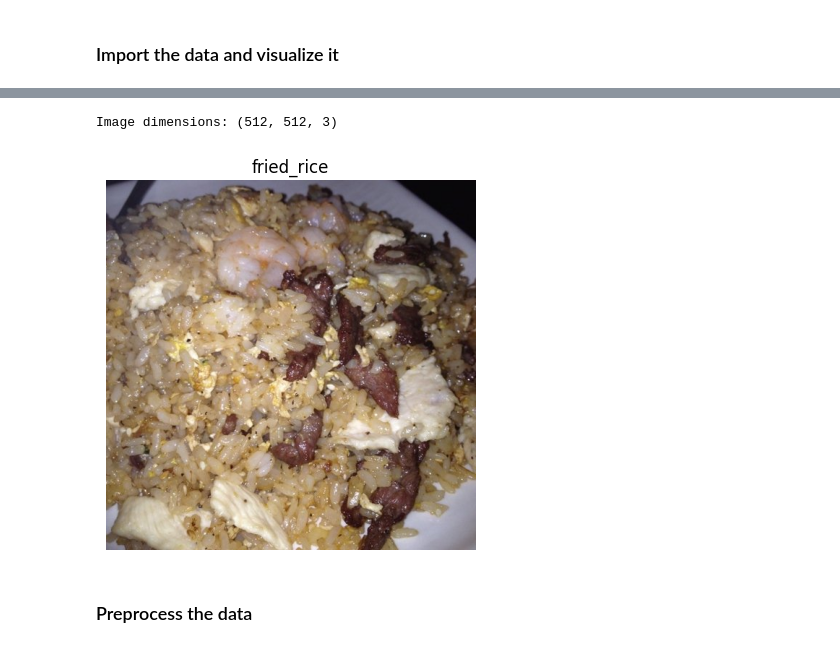
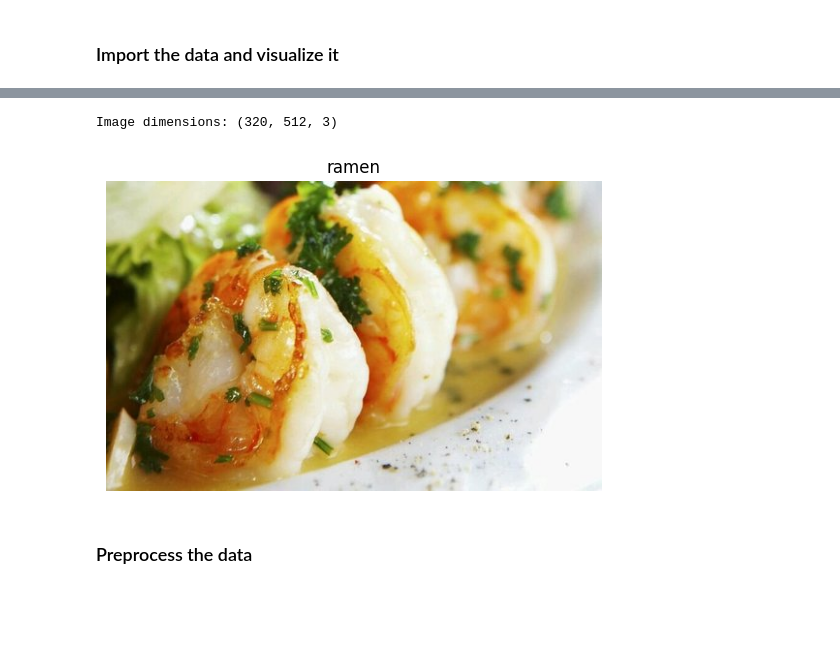
Before and after one commit to divyalaldinani/Deep-Learning-in-TensorFlow, a Jupyter notebook: 03_CNNs_in_tensorflow.ipynb, the cells around one changed output, grey strips where cells are left out. Saved outputs shown, nothing was run; the diff lists cells and outputs as text; code cells hidden in the pictures; blank space fills up the shorter version.

```diff
--- a/03_CNNs_in_tensorflow.ipynb
+++ b/03_CNNs_in_tensorflow.ipynb
@@ -670,12 +687,12 @@ class_names
 # %%
 #visualizing images in train set
 
 import random
 
-img = view_random_image(target_dir=train_dir, target_class=class_names[2])
+img = view_random_image(target_dir=train_dir, target_class='ramen')
 # %% [output]
-Image dimensions: (512, 512, 3)
+Image dimensions: (320, 512, 3)
-[figure, old version]
+[figure, new version]
 # %% [markdown]
 ### Preprocess the data
 # %%
```
Also changed, not shown: parts of 41 cells of this notebook.
